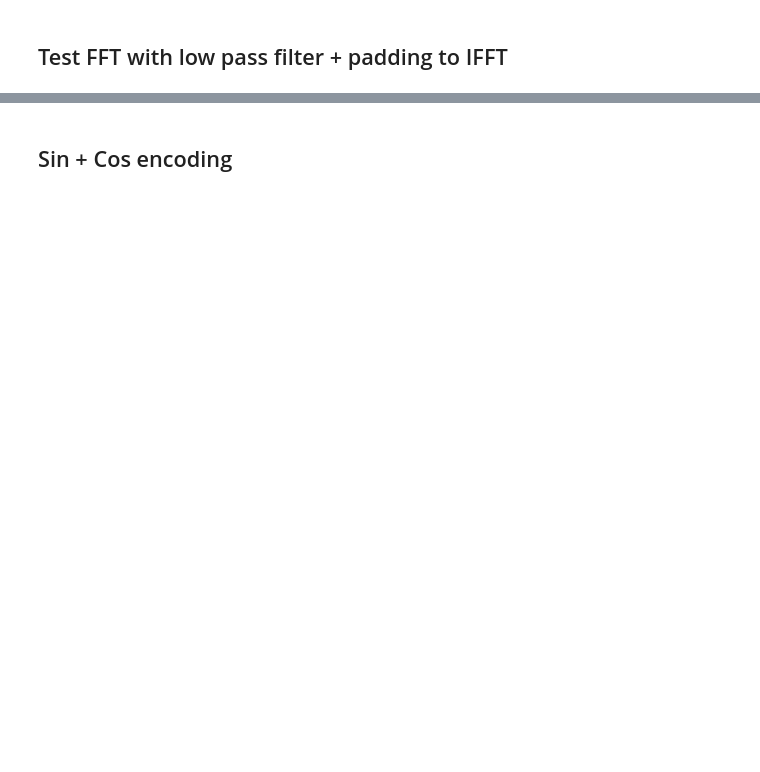
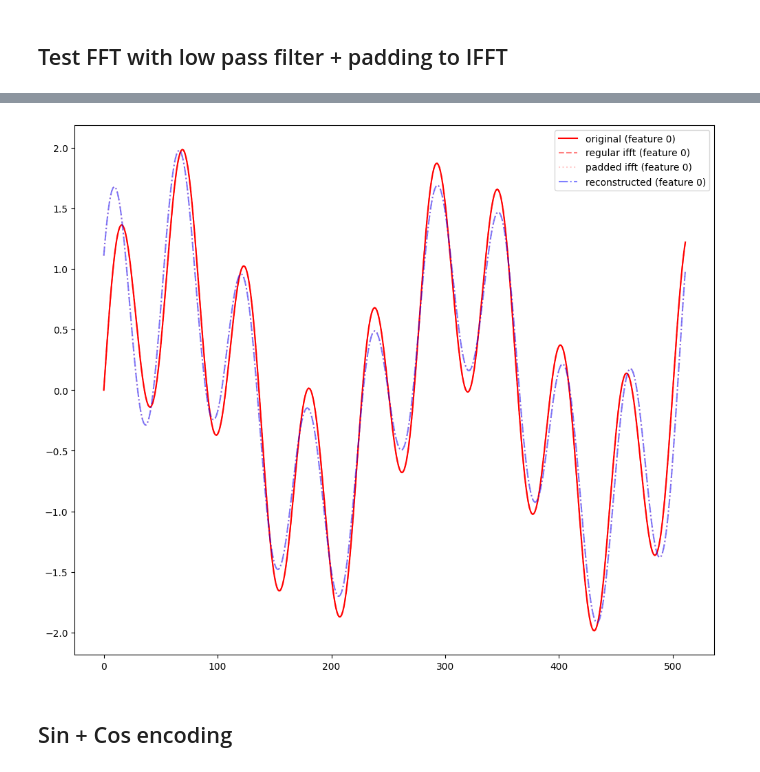
Before and after one commit to Hadar933/Thesis, a Jupyter notebook: playground.ipynb, the cells around one changed output, grey strips where cells are left out. Cells and saved outputs as stored; diff of their text form; code cells hidden in the pictures; blank space fills up the shorter version.

```diff
--- a/playground.ipynb
+++ b/playground.ipynb
@@ -218,3 +246,5 @@ padded_filtered_fft = torch.nn.functional.pad(filtered_fft, (0, 0, 0, (len(multi
 print('Zero Padded Filtered FFT shape: ', padded_filtered_fft.shape)
 padded_filtered_ifft = torch.fft.irfft(padded_filtered_fft, dim=0)
 print('IFFT shape: ', padded_filtered_ifft.shape)
+reconstructed = torch.fft.irfft(padded_filtered_fft, dim=0)
+print('Reconstructed shape: ', reconstructed.shape)
@@ -221,20 +260,24 @@ print('IFFT shape: ', padded_filtered_ifft.shape)
 # %%
 # two plots, one for the regular ifft and one for the ifft on the padded data:
 plt.figure(figsize=(12, 10))
 plt.plot(multifeature[:, 0].numpy(), label='original (feature 0)', color='red')
 # plt.plot(multifeature[:,1].numpy(),label='original (feature 1)',color='green')
 # plt.plot(multifeature[:,2].numpy(),label='original (feature 2)',color='blue')
 # lighter colors:
 
 plt.plot(regular_ifft[:, 0].numpy(), label='regular ifft (feature 0)', color='red', linestyle='--', alpha=0.5)
 # plt.plot(regular_ifft[:,1].numpy(),label='regular ifft (feature 1)',color='green', linestyle='--',alpha=0.5)
 # plt.plot(regular_ifft[:,2].numpy(),label='regular ifft (feature 2)',color='blue', linestyle='--',alpha=0.5)
 
 plt.plot(padded_filtered_ifft[:, 0].numpy(), label='padded ifft (feature 0)', linestyle=':', color='red', alpha=0.2)
 # plt.plot(padded_filtered_ifft[:,1].numpy(),label='padded ifft (feature 1)', linestyle=':',color='green',alpha=0.2)
 # plt.plot(padded_filtered_ifft[:,2].numpy(),label='padded ifft (feature 2)',	linestyle=':',color='blue',alpha=0.2)
+
+plt.plot(reconstructed[:, 0].numpy(), label='reconstructed (feature 0)', linestyle='-.', color='blue', alpha=0.5)
 plt.legend()
 plt.show()
+# %% [output]
+[figure, added]
 # %% [markdown]
 ## Sin + Cos encoding
 # %%
```
Also changed, not shown: parts of 10 cells of this notebook, 5 other files.
